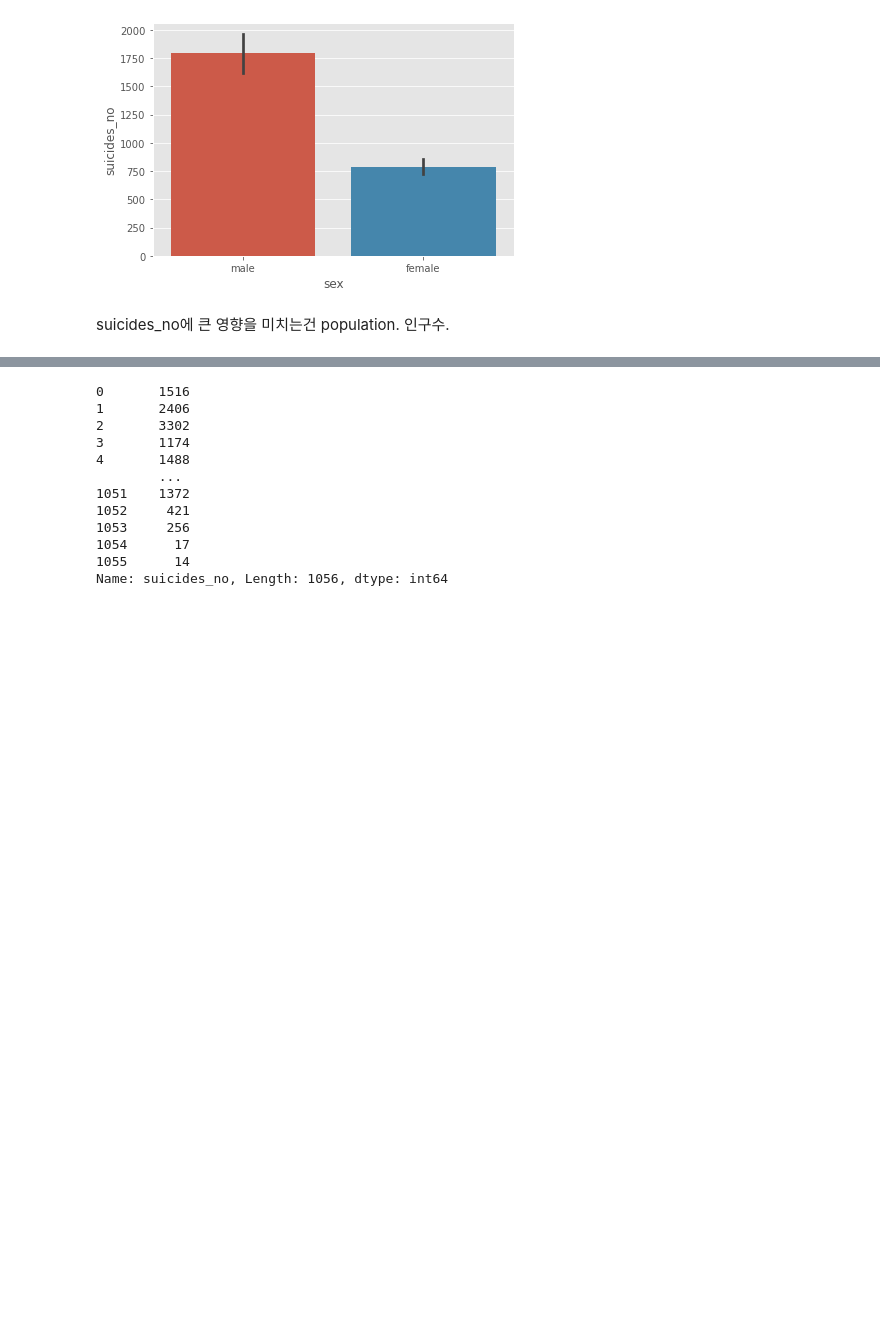
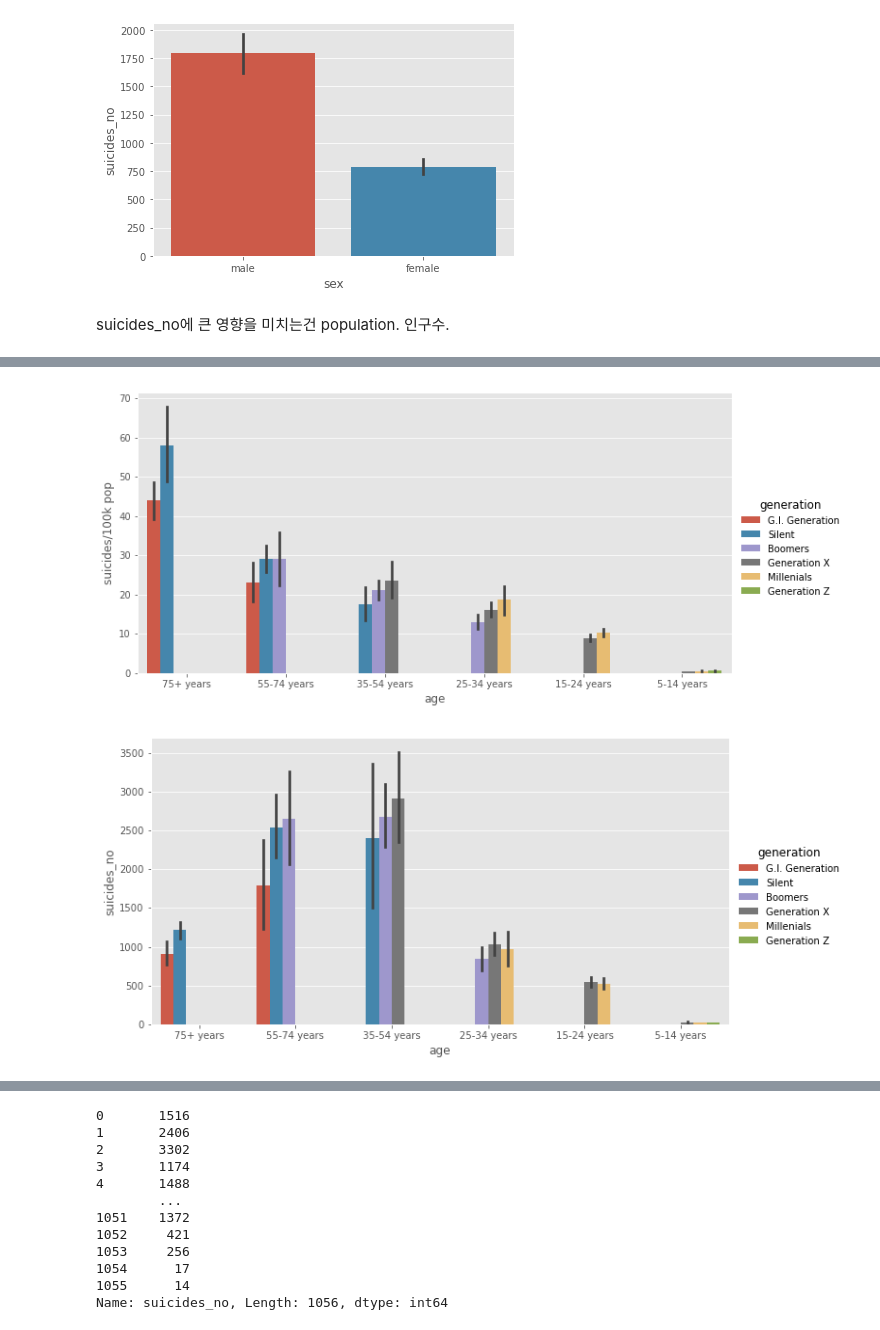
Before and after one commit to skdbsxir/DS-Studying, a Jupyter notebook: [Self Project]/X001-3. Suicides Rates Overview.ipynb, the cells around one changed output, grey strips where cells are left out. Cells and saved outputs as stored; diff of their text form; code cells hidden in the pictures; blank space fills up the shorter version.

```diff
--- a/[Self Project]/X001-3. Suicides Rates Overview.ipynb
+++ b/[Self Project]/X001-3. Suicides Rates Overview.ipynb
@@ -364,0 +380,16 @@ plt.show()
+# %%
+# 그럼 연령대별로 세대로 찢어서 그릴수도 있지 않을까
+g = sns.catplot(kind='bar', data=df, x='age', y='suicides/100k pop', hue='generation',
+                legend=True)
+g.fig.set_size_inches(12,6)
+g.fig.subplots_adjust(top=0.81, right=0.86)
+plt.show()
+
+g2 = sns.catplot(kind='bar', data=df, x='age', y='suicides_no', hue='generation',
+                legend=True)
+g2.fig.set_size_inches(12,6)
+g2.fig.subplots_adjust(top=0.81, right=0.86)
+plt.show()
+# %% [output]
+[figure, added]
+[figure, added]
```
Also changed, not shown: parts of 7 cells of this notebook.
